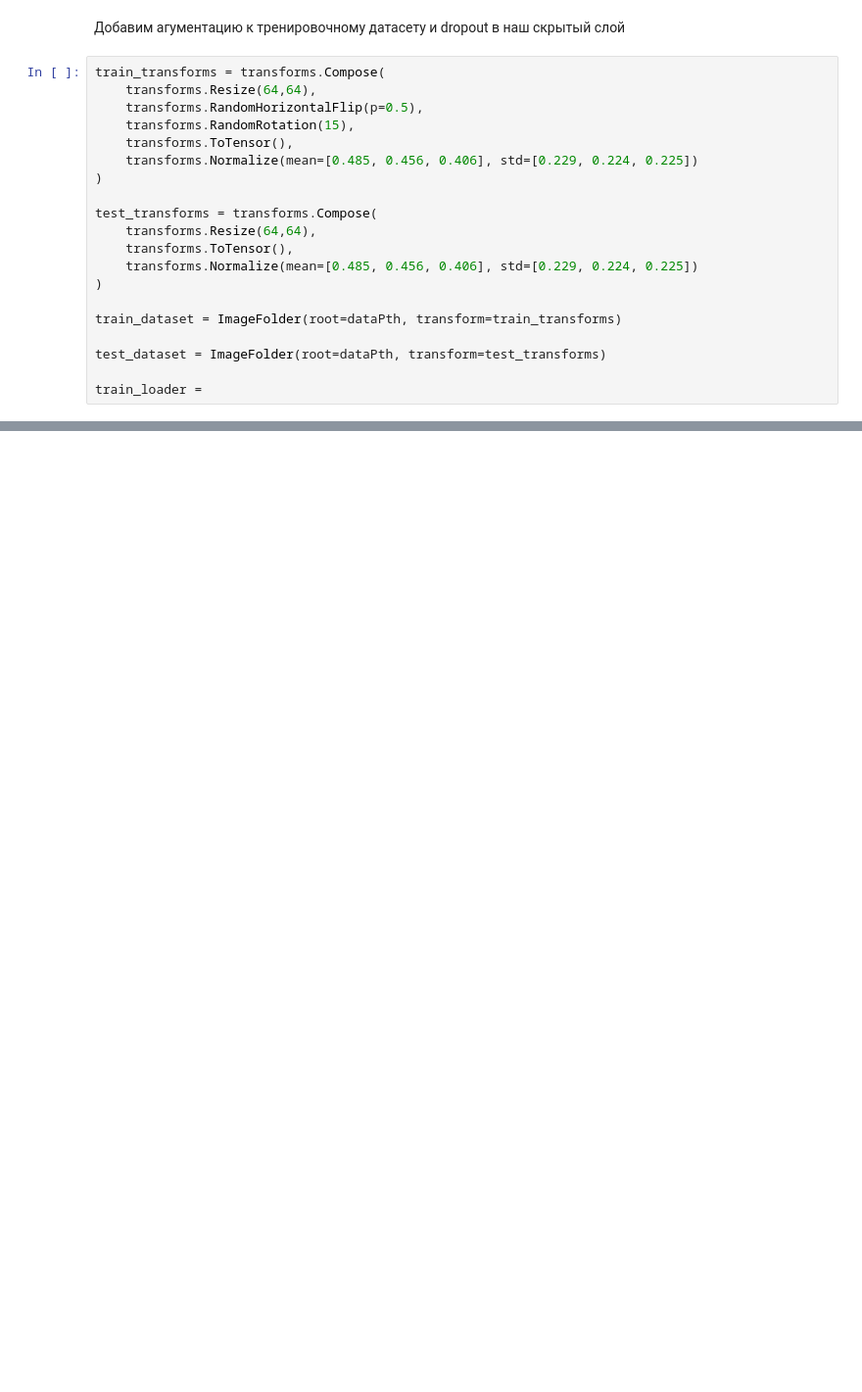
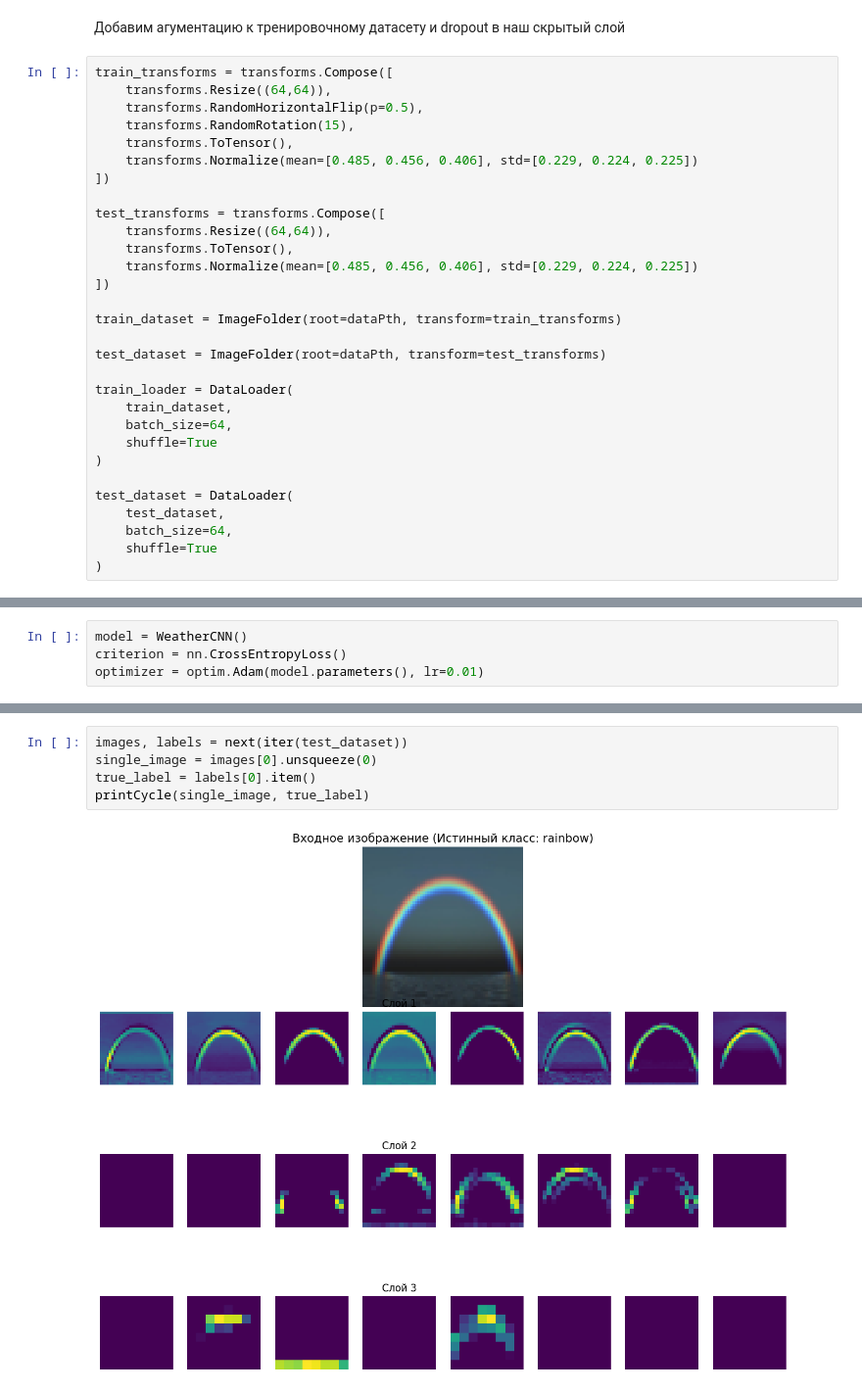
Before and after one commit to lesly1337/Weather-Classification, a Jupyter notebook: main.ipynb, the cells around one changed output, grey strips where cells are left out. Shown at 98% size. Cells and saved outputs as stored; diff of their text form; blank space fills up the shorter version.

```diff
--- a/main.ipynb
+++ b/main.ipynb
@@ -184,22 +188,32 @@ for epoch in range(epochs):
 # %% [markdown]
 Добавим агументацию к тренировочному датасету и dropout в наш скрытый слой
 # %%
-train_transforms = transforms.Compose(
-    transforms.Resize(64,64),
+train_transforms = transforms.Compose([
+    transforms.Resize((64,64)),
     transforms.RandomHorizontalFlip(p=0.5),
     transforms.RandomRotation(15),
     transforms.ToTensor(),
     transforms.Normalize(mean=[0.485, 0.456, 0.406], std=[0.229, 0.224, 0.225])
-)
+])
 
-test_transforms = transforms.Compose(
-    transforms.Resize(64,64),
+test_transforms = transforms.Compose([
+    transforms.Resize((64,64)),
     transforms.ToTensor(),
     transforms.Normalize(mean=[0.485, 0.456, 0.406], std=[0.229, 0.224, 0.225])
-)
+])
 
 train_dataset = ImageFolder(root=dataPth, transform=train_transforms)
 
 test_dataset = ImageFolder(root=dataPth, transform=test_transforms)
 
-train_loader =
+train_loader = DataLoader(
+    train_dataset,
+    batch_size=64,
+    shuffle=True
+)
+
+test_dataset = DataLoader(
+    test_dataset,
+    batch_size=64,
+    shuffle=True
+)
@@ -205,0 +261,4 @@ train_loader =
+# %%
+model = WeatherCNN()
+criterion = nn.CrossEntropyLoss()
+optimizer = optim.Adam(model.parameters(), lr=0.01)
@@ -205,0 +359,7 @@ train_loader =
+# %%
+images, labels = next(iter(test_dataset))
+single_image = images[0].unsqueeze(0)
+true_label = labels[0].item()
+printCycle(single_image, true_label)
+# %% [output]
+[figure, added]
```
Also changed, not shown: parts of 16 cells of this notebook, 1 other file.
